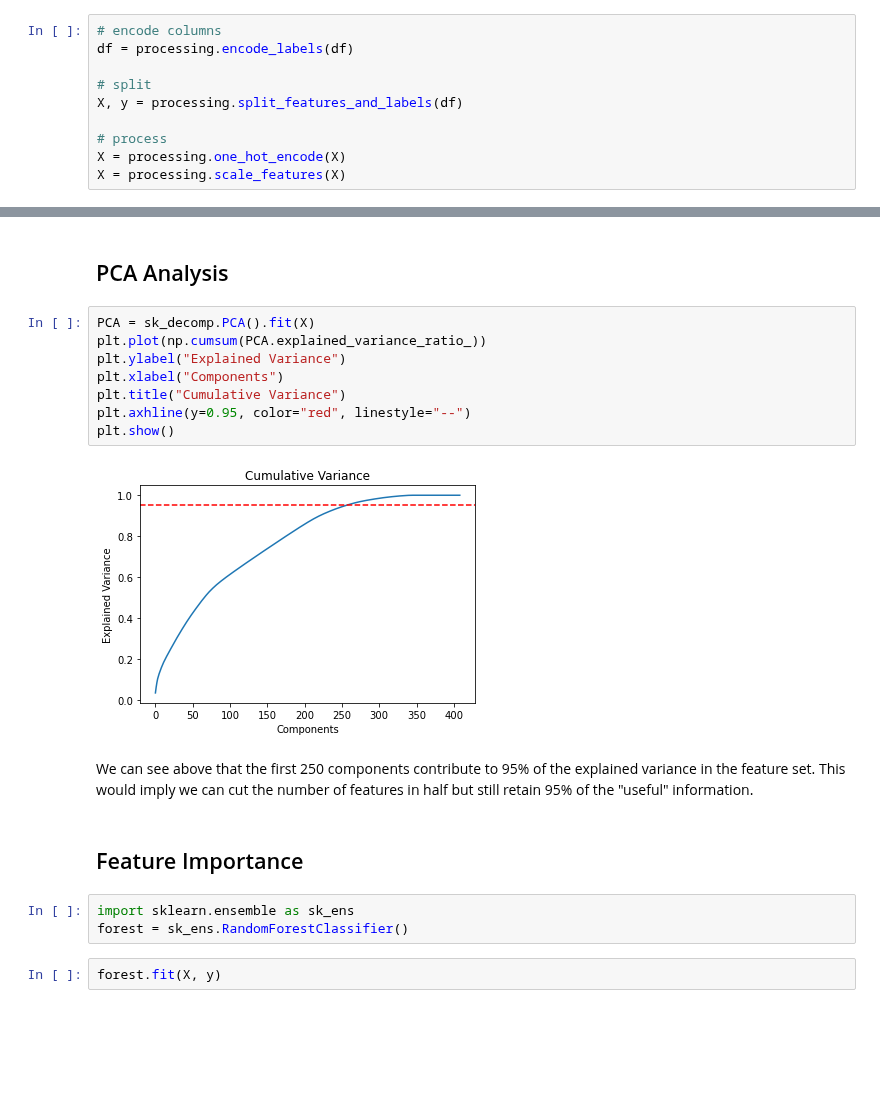
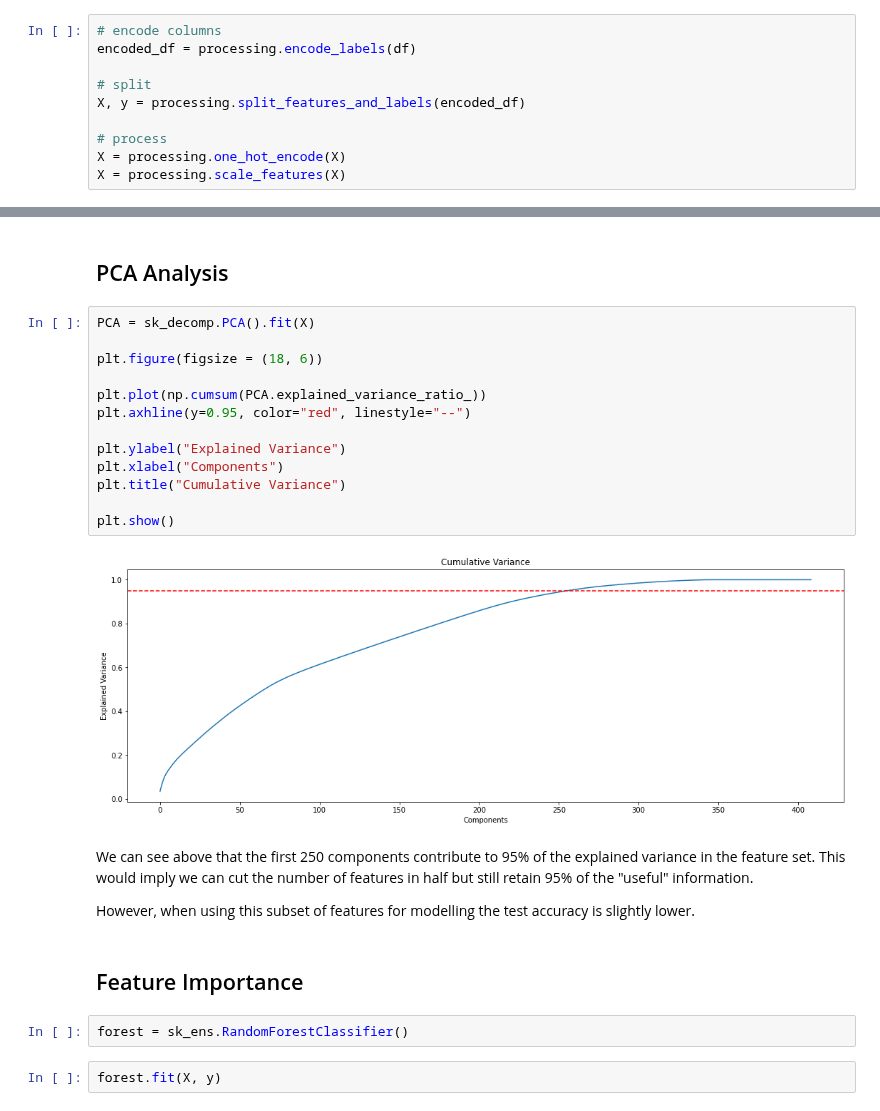
Before and after one commit to jackapbutler/us-census, a Jupyter notebook: eda.ipynb, the cells around one changed output, grey strips where cells are left out. Drawn from its saved outputs; the diff is of its cells as text; blank space fills up the shorter version.

```diff
--- a/eda.ipynb
+++ b/eda.ipynb
@@ -49,10 +52,10 @@ Index: []
 ## Cleaning
 # %%
 # encode columns
-df = processing.encode_labels(df)
+encoded_df = processing.encode_labels(df)
 
 # split
-X, y = processing.split_features_and_labels(df)
+X, y = processing.split_features_and_labels(encoded_df)
 
 # process
 X = processing.one_hot_encode(X)
@@ -77,21 +112,27 @@ pd.plotting.scatter_matrix(X)
 ## PCA Analysis
 # %%
 PCA = sk_decomp.PCA().fit(X)
+
+plt.figure(figsize = (18, 6))
+
 plt.plot(np.cumsum(PCA.explained_variance_ratio_))
+plt.axhline(y=0.95, color="red", linestyle="--")
+
 plt.ylabel("Explained Variance")
 plt.xlabel("Components")
 plt.title("Cumulative Variance")
-plt.axhline(y=0.95, color="red", linestyle="--")
+
 plt.show()
 # %% [output]
-[figure, old version]
+[figure, new version]
 # %% [markdown]
 We can see above that the first 250 components contribute to 95% of the explained variance in the feature set. This would imply we can cut the number of features in half but still retain 95% of the "useful" information.
+
+However, when using this subset of features for modelling the test accuracy is slightly lower.
 # %% [markdown]
 ## Feature Importance
-# %%
-import sklearn.ensemble as sk_ens
-forest = sk_ens.RandomForestClassifier()
+# %%
+forest = sk_ens.RandomForestClassifier()
 # %%
 forest.fit(X, y)
 # %% [output]
```
Also changed, not shown: parts of 7 cells of this notebook, 2 other files.
